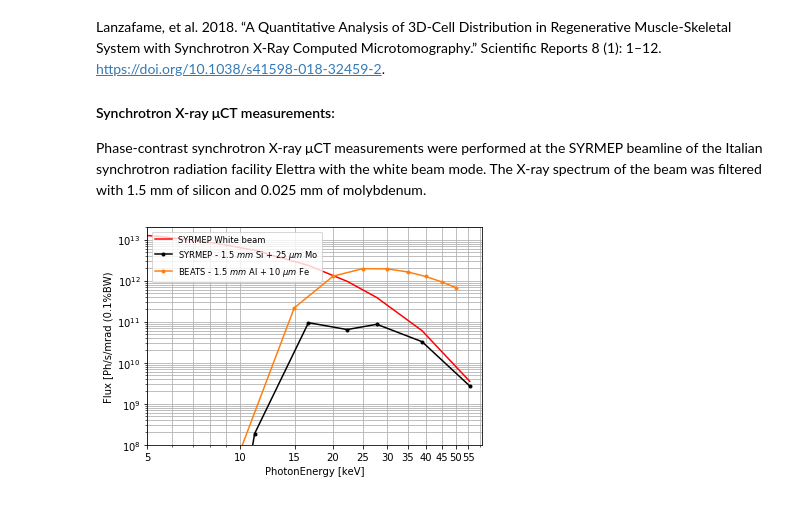
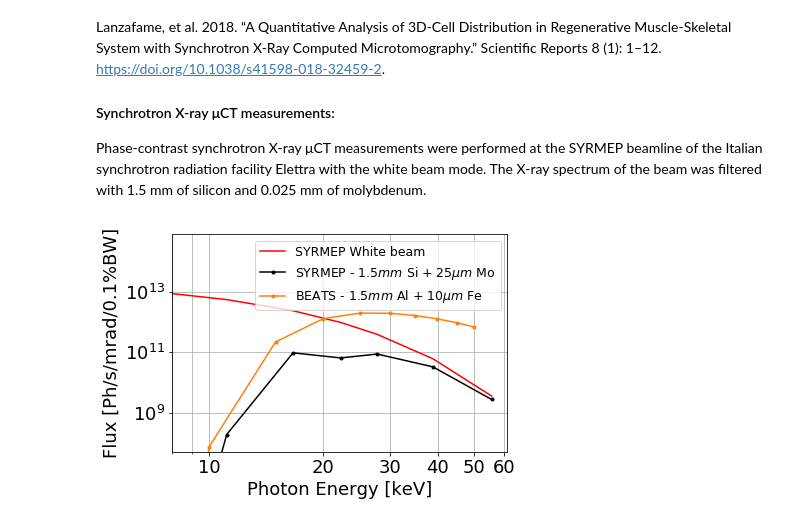
Before and after one commit to gianthk/BEATS_raytracing, a Jupyter notebook: BEATS_TDR-Chapter_07f_Optics_Raytracing-PinkBeamFlux-PCI.ipynb, the cells around one changed output. Cells and saved outputs as stored; diff of their text form; code cells hidden in the pictures.

```diff
--- a/BEATS_TDR-Chapter_07f_Optics_Raytracing-PinkBeamFlux-PCI.ipynb
+++ b/BEATS_TDR-Chapter_07f_Optics_Raytracing-PinkBeamFlux-PCI.ipynb
@@ -136,25 +140,25 @@ mode. The X-ray spectrum of the beam was filtered with 1.5 mm of silicon and 0.0
 # %%
 # SYRMEP pink beam for this study
 f, ax = plt.subplots()
 plt.plot(1e-3*T_data_SYRMEP[:,0], F_SYRMEP, 'r')
 # plt.plot(1e-3*T_data_SYRMEP[:,0], F_SYRMEP*T_data_SYRMEP[:,15], '--k')
 plt.plot(1e-3*T_data_SYRMEP[:,0], F_SYRMEP*T_data_SYRMEP[:,16]*T_data_SYRMEP[:,15], '.-k')
 
 # plt.plot(1e-3*T_data_BEATS[:,0], Flux_1mrad*T_data_BEATS[:,4]*T_data_BEATS[:,6]*T_data_BEATS[:,3], ':k')
 # plt.plot(1e-3*T_data_BEATS[:,0], Flux_1mrad, 'b')
 plt.plot(1e-3*T_data_BEATS[:,0], Flux_1mrad*T_data_BEATS[:,3]*T_data_BEATS[:,4]*T_data_BEATS[:,8], '.-C1')
 # plt.plot(1e-3*T_data_BEATS2[:,0], F_BEATS*T_data_BEATS2[:,3]*T_data_BEATS2[:,4]*T_data_BEATS2[:,8], ':C1')
 
 ax.set_xscale('log')
 ax.set_yscale('log')
-ax.set(xlim=(8, 61), ylim=(1e8, 2e13))
-plt.xticks(np.arange(5, 60, 5))
+ax.set(xlim=(8, 61), ylim=(0.5e8, 8e14))
+plt.xticks(np.arange(10, 70, 10))
 ax.xaxis.set_major_formatter(ScalarFormatter())
-plt.xlabel('PhotonEnergy [keV]')
-plt.ylabel('Flux [Ph/s/mrad (0.1%BW)')
+plt.xlabel('Photon Energy [keV]')
+plt.ylabel('Flux [Ph/s/mrad/0.1%BW]')
 plt.grid(True, which="both")
 # 'SYRMEP - 1.5 $mm$ Si',
-plt.legend(['SYRMEP White beam', 'SYRMEP - 1.5 $mm$ Si + 25 $\mu m$ Mo', 'BEATS - 1.5 $mm$ Al + 10 $\mu m$ Fe'], loc='upper left', fontsize="small")
+plt.legend(['SYRMEP White beam', 'SYRMEP - 1.5$mm$ Si + 25$\mu m$ Mo', 'BEATS - 1.5$mm$ Al + 10$\mu m$ Fe'], loc='upper right', fontsize="x-small")
 f.savefig("BEATS_PinkBeam_flux_PCI.png", bbox_inches='tight', dpi=600)
 # %% [output]
-[figure, old version]
+[figure, new version]
```
Also changed, not shown: parts of 5 cells of this notebook, 1 other file.
